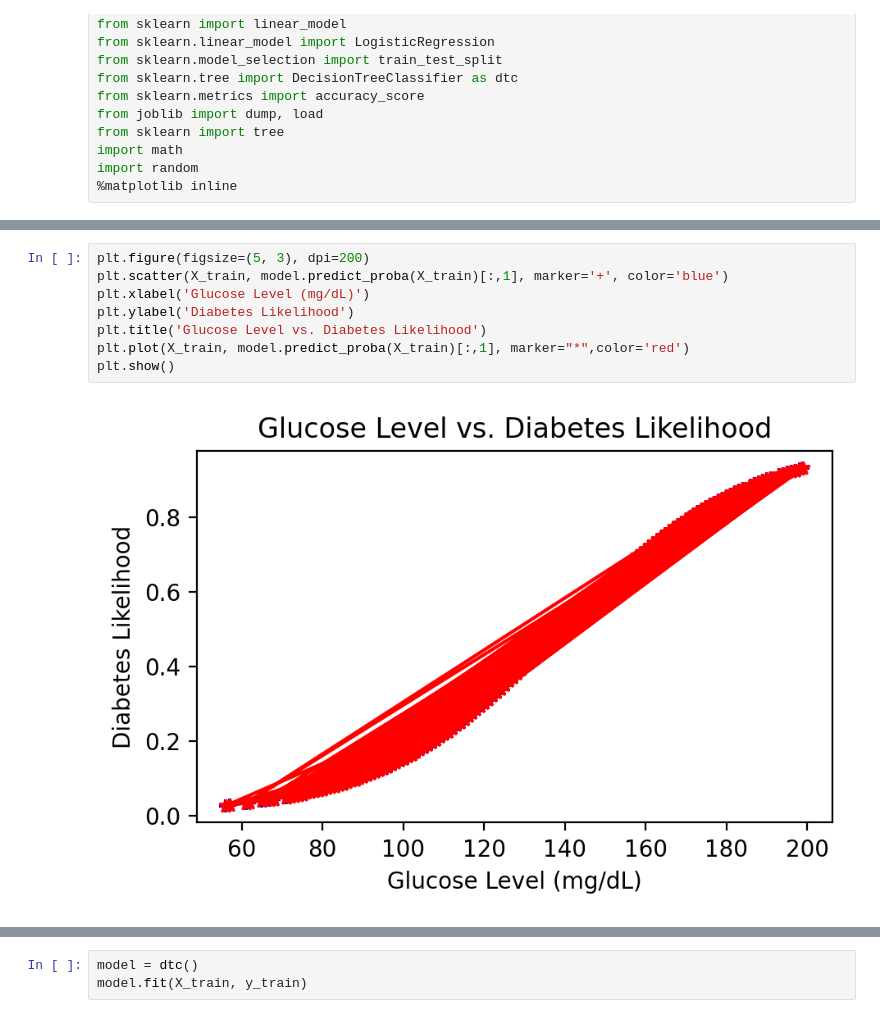
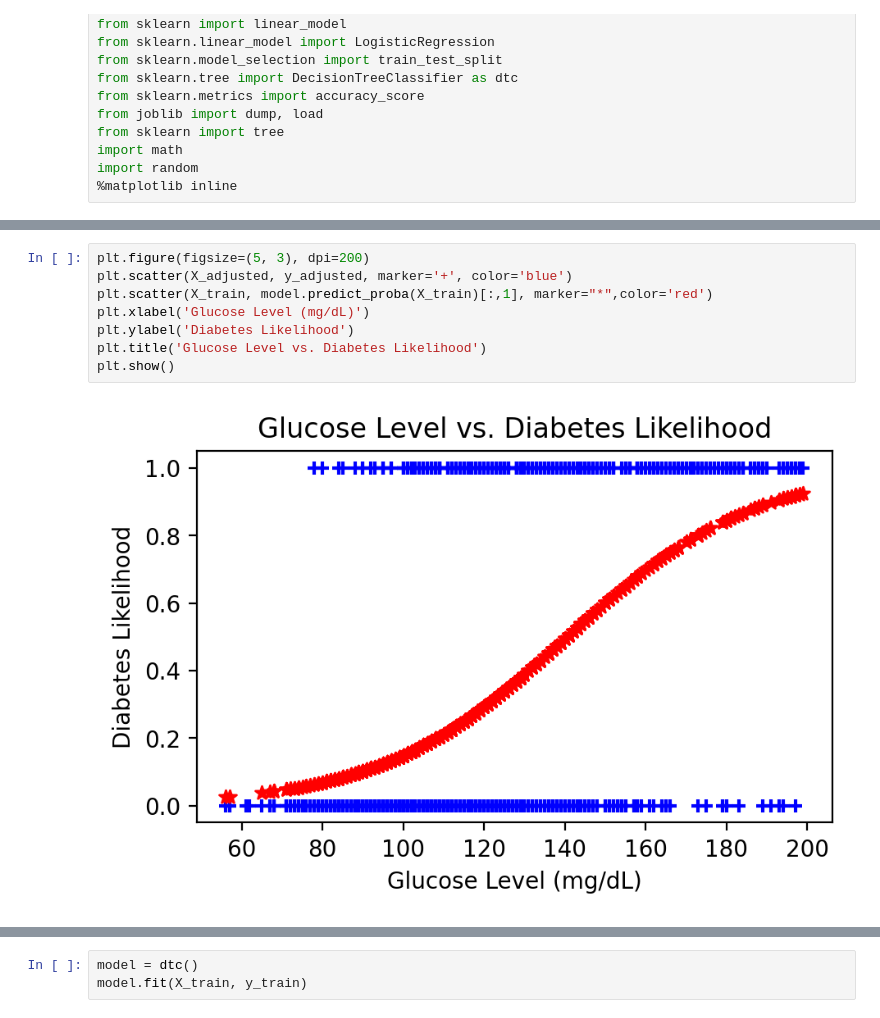
Before and after one commit to cboiteux2765/UCSB-SysNetLab-Project, a Jupyter notebook: DataScienceResearch.ipynb, the cells around one changed output, grey strips where cells are left out. Drawn from its saved outputs; the diff is of its cells as text.

```diff
--- a/DataScienceResearch.ipynb
+++ b/DataScienceResearch.ipynb
@@ -80,10 +62,10 @@ Accuracy: 0.7015706806282722
 # %%
 plt.figure(figsize=(5, 3), dpi=200)
-plt.scatter(X_train, model.predict_proba(X_train)[:,1], marker='+', color='blue')
+plt.scatter(X_adjusted, y_adjusted, marker='+', color='blue')
+plt.scatter(X_train, model.predict_proba(X_train)[:,1], marker="*",color='red')
 plt.xlabel('Glucose Level (mg/dL)')
 plt.ylabel('Diabetes Likelihood')
 plt.title('Glucose Level vs. Diabetes Likelihood')
-plt.plot(X_train, model.predict_proba(X_train)[:,1], marker="*",color='red')
 plt.show()
 # %% [output]
-[figure, old version]
+[figure, new version]
```
Also changed, not shown: parts of 7 cells of this notebook, 1 other file.
